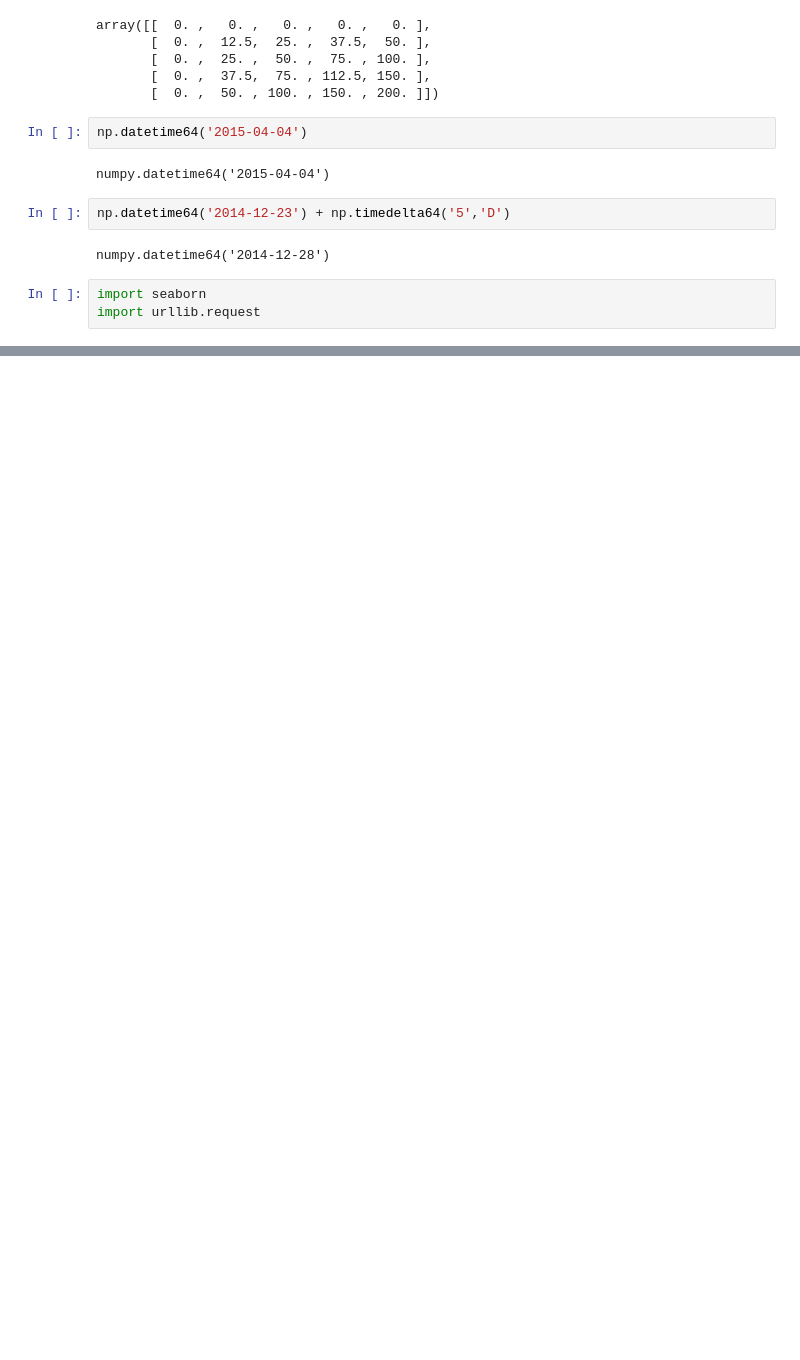
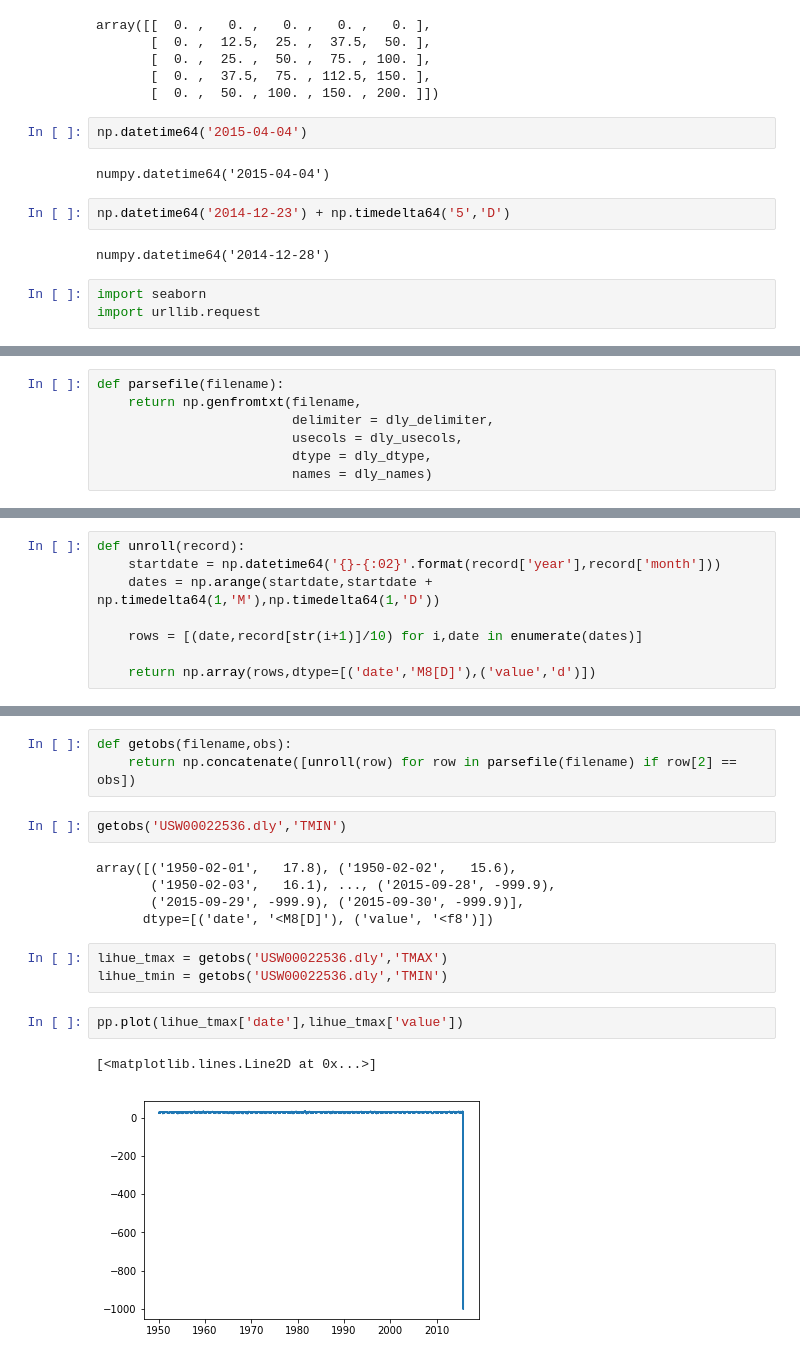
Before and after one commit to vchrombie/da-python, a Jupyter notebook: day-3/session - 1.ipynb, the cells around one changed output, grey strips where cells are left out. Cells and saved outputs as stored; diff of their text form; blank space fills up the shorter version.

```diff
--- a/day-3/session - 1.ipynb
+++ b/day-3/session - 1.ipynb
@@ -520,0 +594,7 @@ open('statio')
+# %%
+def parsefile(filename):
+    return np.genfromtxt(filename,
+                         delimiter = dly_delimiter,
+                         usecols = dly_usecols,
+                         dtype = dly_dtype,
+                         names = dly_names)
@@ -520,0 +619,8 @@ open('statio')
+# %%
+def unroll(record):
+    startdate = np.datetime64('{}-{:02}'.format(record['year'],record['month']))
+    dates = np.arange(startdate,startdate + np.timedelta64(1,'M'),np.timedelta64(1,'D'))
+
+    rows = [(date,record[str(i+1)]/10) for i,date in enumerate(dates)]
+
+    return np.array(rows,dtype=[('date','M8[D]'),('value','d')])
@@ -520,0 +640,18 @@ open('statio')
+# %%
+def getobs(filename,obs):
+    return np.concatenate([unroll(row) for row in parsefile(filename) if row[2] == obs])
+# %%
+getobs('USW00022536.dly','TMIN')
+# %% [output]
+array([('1950-02-01',   17.8), ('1950-02-02',   15.6),
+       ('1950-02-03',   16.1), ..., ('2015-09-28', -999.9),
+       ('2015-09-29', -999.9), ('2015-09-30', -999.9)],
+      dtype=[('date', '<M8[D]'), ('value', '<f8')])
+# %%
+lihue_tmax = getobs('USW00022536.dly','TMAX')
+lihue_tmin = getobs('USW00022536.dly','TMIN')
+# %%
+pp.plot(lihue_tmax['date'],lihue_tmax['value'])
+# %% [output]
+[<matplotlib.lines.Line2D at 0x...>]
+[figure, added]
```
Also changed, not shown: parts of 165 cells of this notebook, 10 other files.
